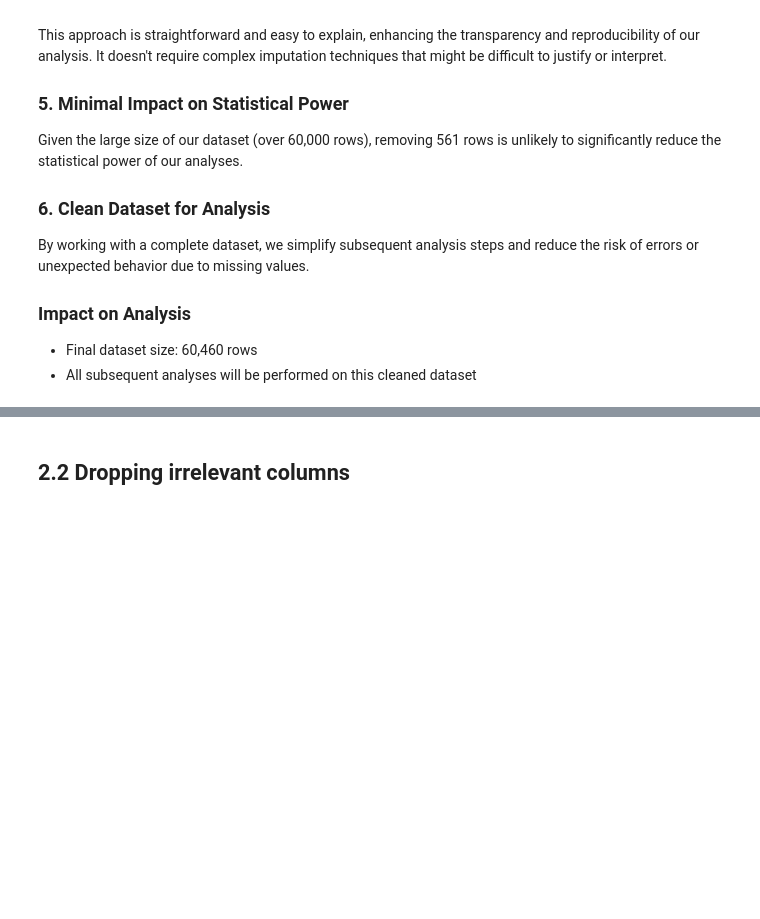
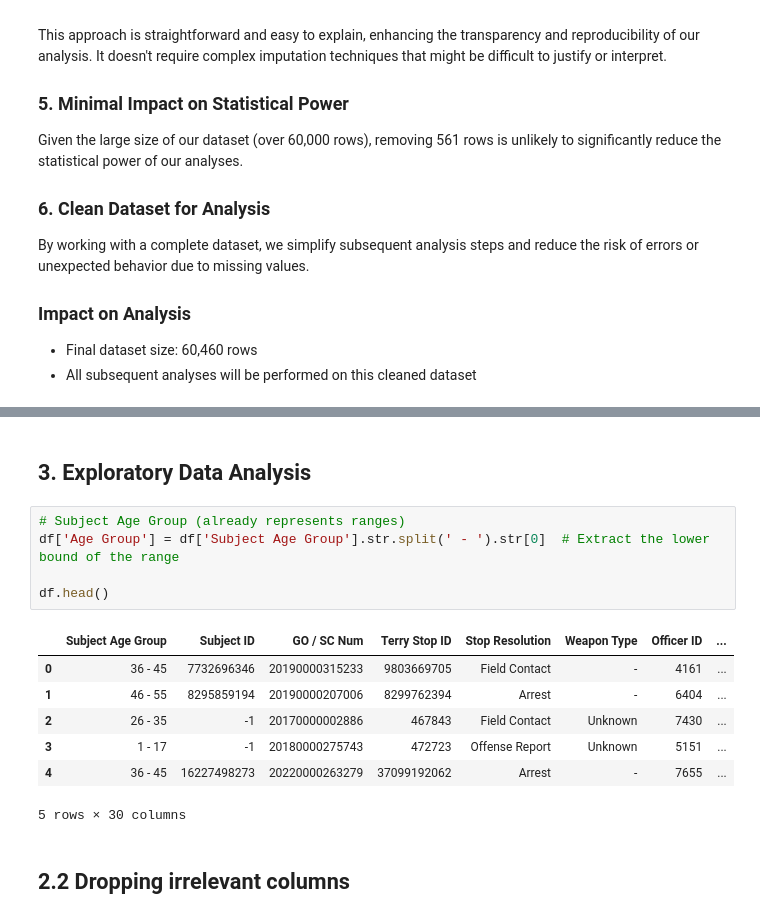
Before and after one commit to ericrono/Terry-Traffic-Stops-project-, a Jupyter notebook: Notebook.ipynb, the cells around one changed output, grey strips where cells are left out. Saved outputs shown, nothing was run; the diff lists cells and outputs as text; blank space fills up the shorter version.

Commit message:
additional data cleaning and data transformation

```diff
--- a/Notebook.ipynb
+++ b/Notebook.ipynb
@@ -417,3 +435,18 @@ By working with a complete dataset, we simplify subsequent analysis steps and re
+# %% [markdown]
+## 3. Exploratory Data Analysis
+# %%
+# Subject Age Group (already represents ranges)
+df['Age Group'] = df['Subject Age Group'].str.split(' - ').str[0]  # Extract the lower bound of the range
+
+df.head()
+# %% [output]
+|  | Subject Age Group | Subject ID | GO / SC Num | Terry Stop ID | Stop Resolution | Weapon Type | Officer ID | ... |
+| 0 | 36 - 45 | 7732696346 | 20190000315233 | 9803669705 | Field Contact | - | 4161 | ... |
+| 1 | 46 - 55 | 8295859194 | 20190000207006 | 8299762394 | Arrest | - | 6404 | ... |
+| 2 | 26 - 35 | -1 | 20170000002886 | 467843 | Field Contact | Unknown | 7430 | ... |
+| 3 | 1 - 17 | -1 | 20180000275743 | 472723 | Offense Report | Unknown | 5151 | ... |
+| 4 | 36 - 45 | 16227498273 | 20220000263279 | 37099192062 | Arrest | - | 7655 | ... |
+5 rows × 30 columns
 # %% [markdown]
 ## 2.2 Dropping irrelevant columns
 # %% [markdown]
```
Also changed, not shown: parts of 5 cells of this notebook.
